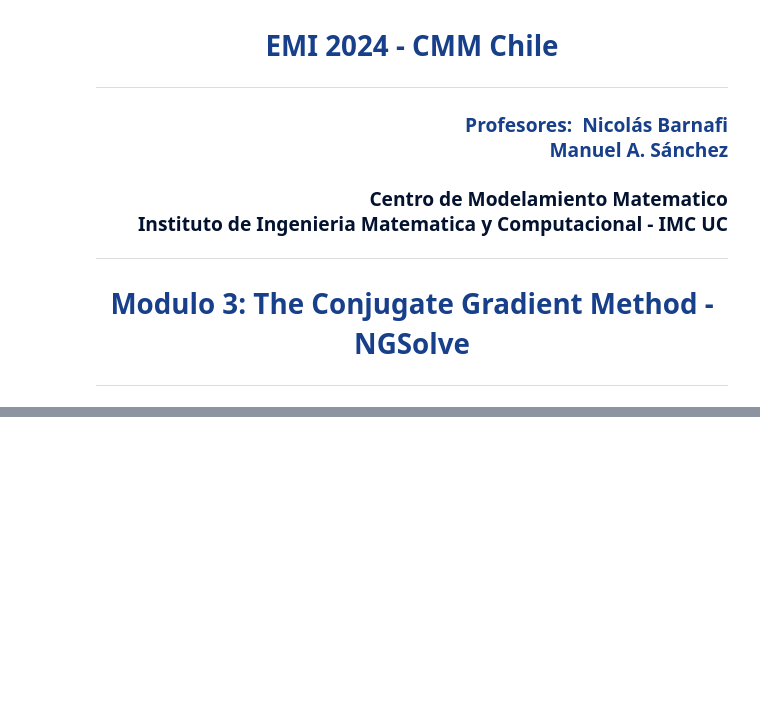
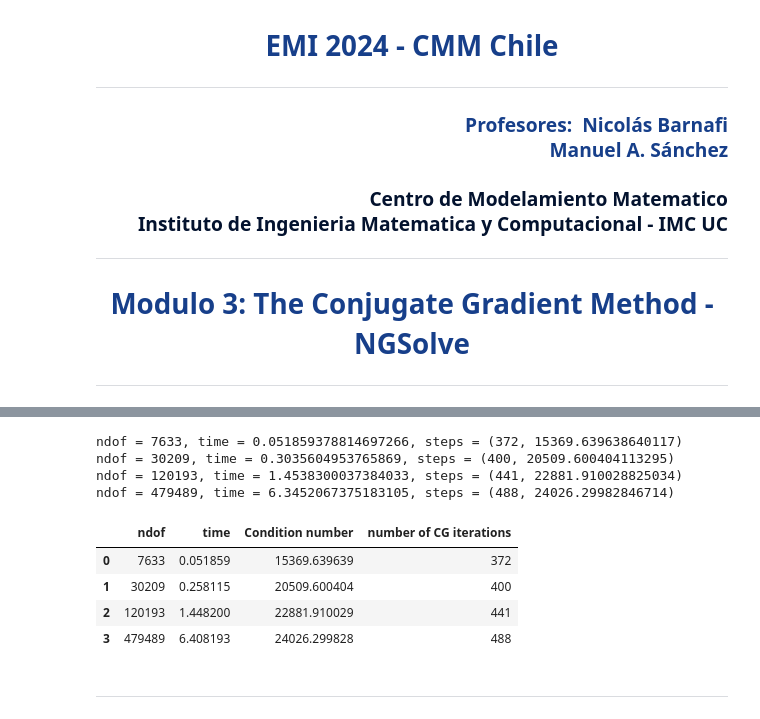
Before and after one commit to ManuelSanchezUribe/EMI2024, a Jupyter notebook: notebooks/03_Modulo/03_Modulo_04_Conjugate_Gradient_NGsolve.ipynb, the cells around one changed output, grey strips where cells are left out. Drawn from its saved outputs; the diff is of its cells as text; code cells hidden in the pictures; blank space fills up the shorter version.

```diff
--- a/notebooks/03_Modulo/03_Modulo_04_Conjugate_Gradient_NGsolve.ipynb
+++ b/notebooks/03_Modulo/03_Modulo_04_Conjugate_Gradient_NGsolve.ipynb
@@ -22,0 +99,9 @@ gris oscuro: #707070
+# %%
+# parametros
+paramt1 = dict()
+paramt1['h'] = 0.05
+paramt1['f'] = sin(2*pi*(x-y))*cos(2*pi*(x+y))
+paramt1['p'] = 4
+paramt1['levels'] = 4 # <=8 for p=1
+paramt1['h0'] = 0.05
+paramt1['condense'] = True
@@ -22,0 +187,20 @@ gris oscuro: #707070
+# %%
+_, _, steps = SolveL2ProjIterativeCG_levels(h=paramt1['h0'], levels=paramt1['levels'], condense=paramt1['condense'], compute_condnum=True)
+ndofs = [steps[j][0] for j in range(len(steps))]
+nsteps = [steps[j][1][0] for j in range(len(steps))]
+kappas = [steps[j][1][1] for j in range(len(steps))]
+import pandas as pd
+tab = pd.DataFrame({'ndof':ndofs, 'time':np.asarray(time_cg)[:,1], 'Condition number':kappas, 'number of CG iterations': nsteps})
+tab
+# %% [output]
+ndof = 7633, time = 0.051859378814697266, steps = (372, 15369.639638640117)
+ndof = 30209, time = 0.3035604953765869, steps = (400, 20509.600404113295)
+ndof = 120193, time = 1.4538300037384033, steps = (441, 22881.910028825034)
+ndof = 479489, time = 6.3452067375183105, steps = (488, 24026.29982846714)
+|  | ndof | time | Condition number | number of CG iterations |
+| 0 | 7633 | 0.051859 | 15369.639639 | 372 |
+| 1 | 30209 | 0.258115 | 20509.600404 | 400 |
+| 2 | 120193 | 1.448200 | 22881.910029 | 441 |
+| 3 | 479489 | 6.408193 | 24026.299828 | 488 |
+# %% [markdown]
+<hr style="border:2px solid #03122E"> </hr>
```
Also changed, not shown: parts of 31 cells of this notebook, 4 other files.
